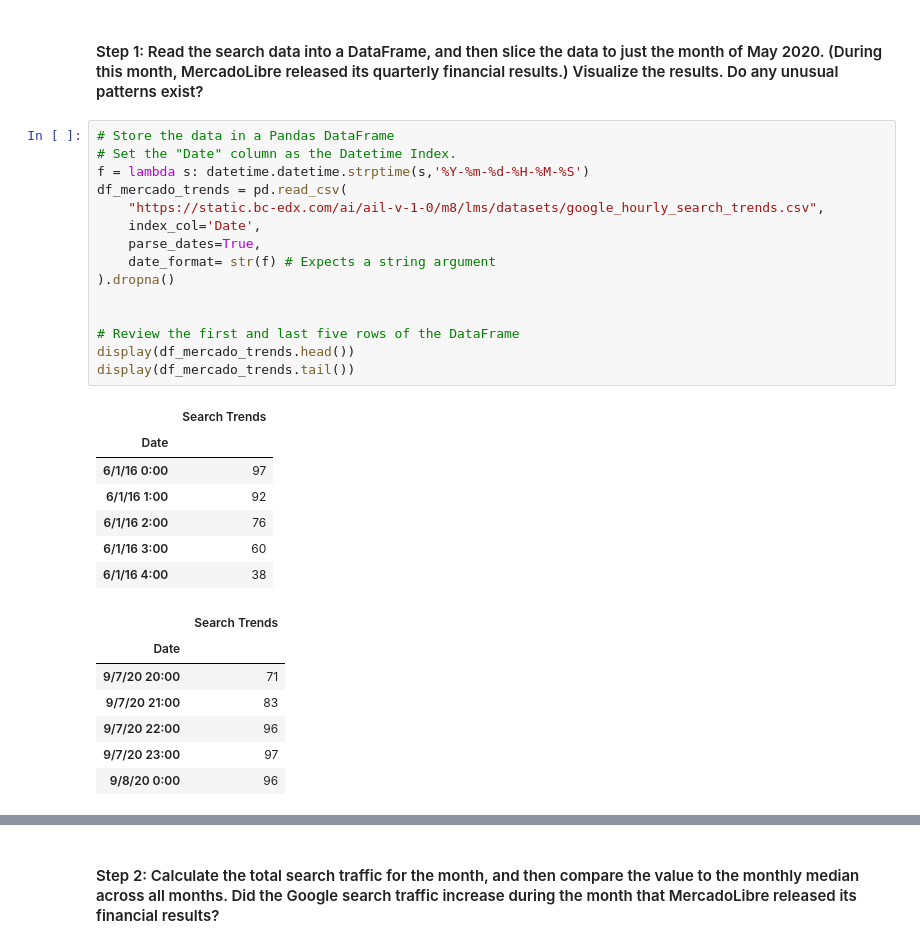
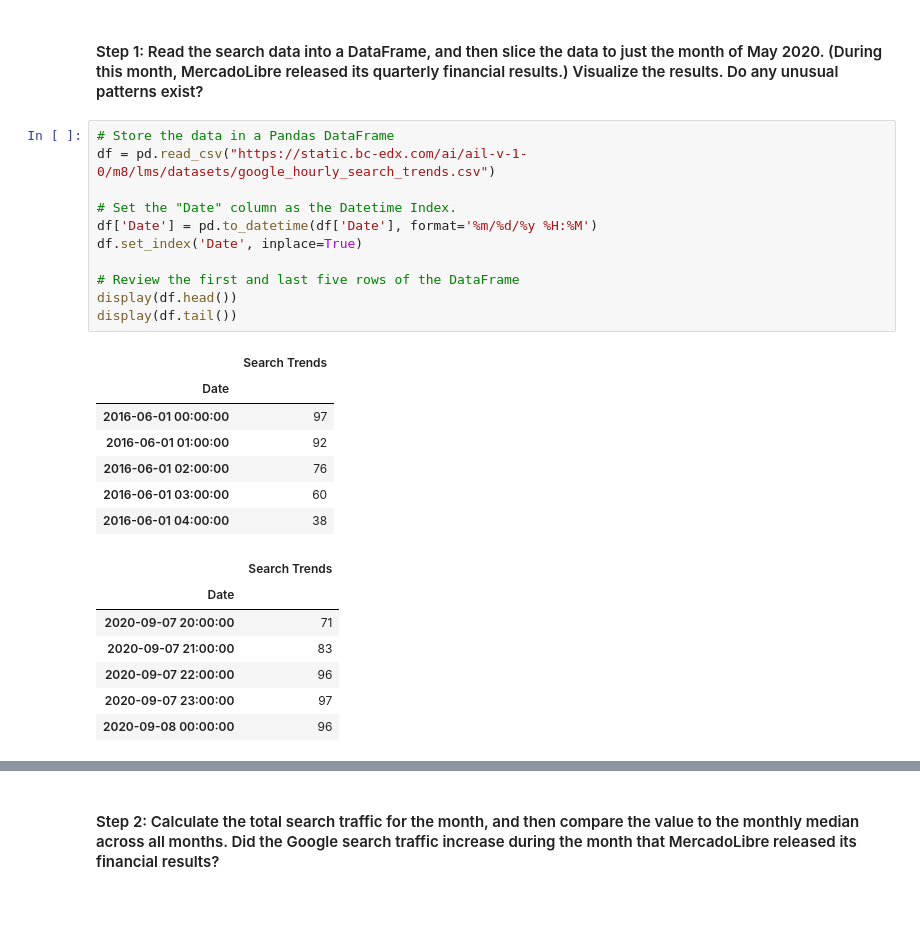
Before and after one commit to OliverTabib/prophet-challenge, a Jupyter notebook: forecasting_net_prophet.ipynb, the cells around one changed output, grey strips where cells are left out. Cells and saved outputs as stored; diff of their text form; blank space fills up the shorter version.

```diff
--- a/forecasting_net_prophet.ipynb
+++ b/forecasting_net_prophet.ipynb
@@ -62,33 +62,29 @@ To do so, complete the following steps:
 #### Step 1: Read the search data into a DataFrame, and then slice the data to just the month of May 2020. (During this month, MercadoLibre released its quarterly financial results.) Visualize the results. Do any unusual patterns exist?
 # %%
 # Store the data in a Pandas DataFrame
+df = pd.read_csv("https://static.bc-edx.com/ai/ail-v-1-0/m8/lms/datasets/google_hourly_search_trends.csv")
+
 # Set the "Date" column as the Datetime Index.
-f = lambda s: datetime.datetime.strptime(s,'%Y-%m-%d-%H-%M-%S')
-df_mercado_trends = pd.read_csv(
-    "https://static.bc-edx.com/ai/ail-v-1-0/m8/lms/datasets/google_hourly_search_trends.csv",
-    index_col='Date',
-    parse_dates=True,
-    date_format= str(f) # Expects a string argument
-).dropna()
-
+df['Date'] = pd.to_datetime(df['Date'], format='%m/%d/%y %H:%M')
+df.set_index('Date', inplace=True)
 
 # Review the first and last five rows of the DataFrame
-display(df_mercado_trends.head())
-display(df_mercado_trends.tail())
+display(df.head())
+display(df.tail())
 # %% [output]
 |  | Search Trends |
 | Date |  |
-| 6/1/16 0:00 | 97 |
-| 6/1/16 1:00 | 92 |
-| 6/1/16 2:00 | 76 |
-| 6/1/16 3:00 | 60 |
-| 6/1/16 4:00 | 38 |
+| 2016-06-01 00:00:00 | 97 |
+| 2016-06-01 01:00:00 | 92 |
+| 2016-06-01 02:00:00 | 76 |
+| 2016-06-01 03:00:00 | 60 |
+| 2016-06-01 04:00:00 | 38 |
 |  | Search Trends |
 | Date |  |
-| 9/7/20 20:00 | 71 |
-| 9/7/20 21:00 | 83 |
-| 9/7/20 22:00 | 96 |
-| 9/7/20 23:00 | 97 |
-| 9/8/20 0:00 | 96 |
+| 2020-09-07 20:00:00 | 71 |
+| 2020-09-07 21:00:00 | 83 |
+| 2020-09-07 22:00:00 | 96 |
+| 2020-09-07 23:00:00 | 97 |
+| 2020-09-08 00:00:00 | 96 |
 # %%
 # Review the data types of the DataFrame using the info function
```
Also changed, not shown: parts of 18 cells of this notebook.
